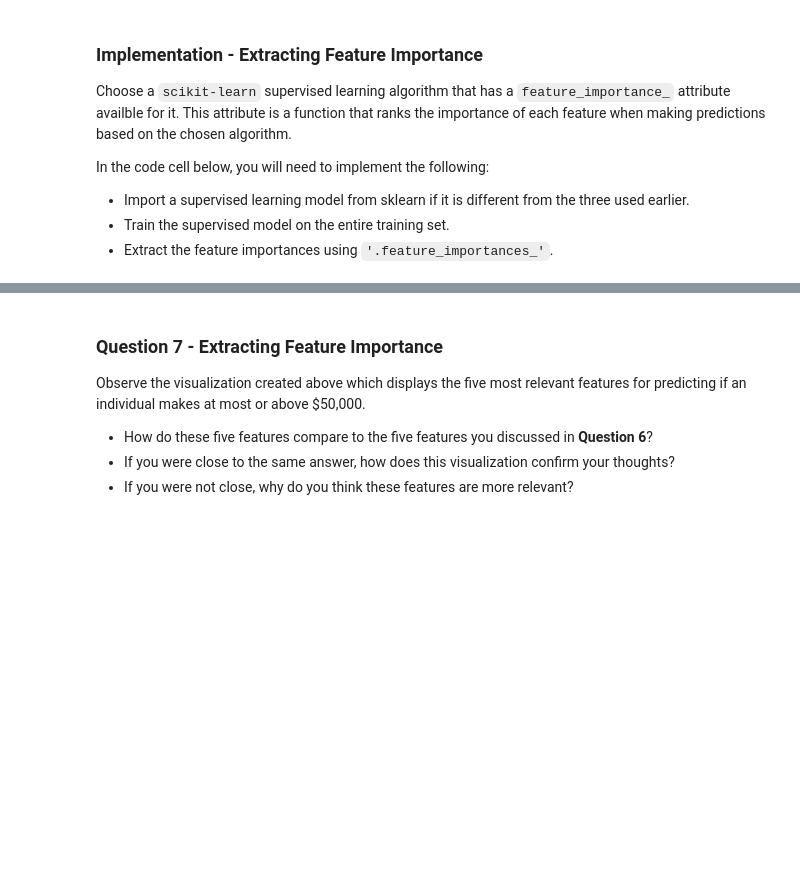
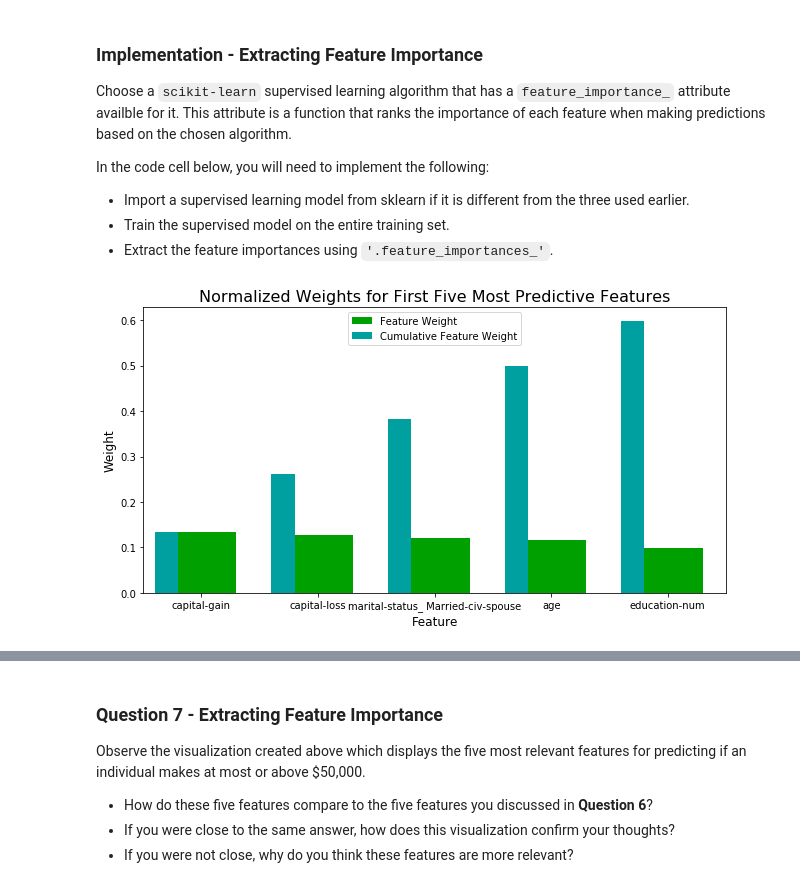
Before and after one commit to Bovey0809/machine-learning, a Jupyter notebook: projects/finding_donors/finding_donors.ipynb, the cells around one changed output, grey strips where cells are left out. Cells and saved outputs as stored; diff of their text form; code cells hidden in the pictures; blank space fills up the shorter version.

```diff
--- a/projects/finding_donors/finding_donors.ipynb
+++ b/projects/finding_donors/finding_donors.ipynb
@@ -599,13 +575,15 @@ In the code cell below, you will need to implement the following:
  - Extract the feature importances using `'.feature_importances_'`.
 # %%
 # TODO: Import a supervised learning model that has 'feature_importances_'
-
+from sklearn.ensemble import GradientBoostingClassifier
 
 # TODO: Train the supervised model on the training set using .fit(X_train, y_train)
-model = None
+model = GradientBoostingClassifier(learning_rate=0.1).fit(X_train, y_train)
 
 # TODO: Extract the feature importances using .feature_importances_
-importances = None
+importances = model.feature_importances_
 
 # Plot
 vs.feature_plot(importances, X_train, y_train)
+# %% [output]
+[figure, added]
```
Also changed, not shown: parts of 27 cells of this notebook, 2 other files.
